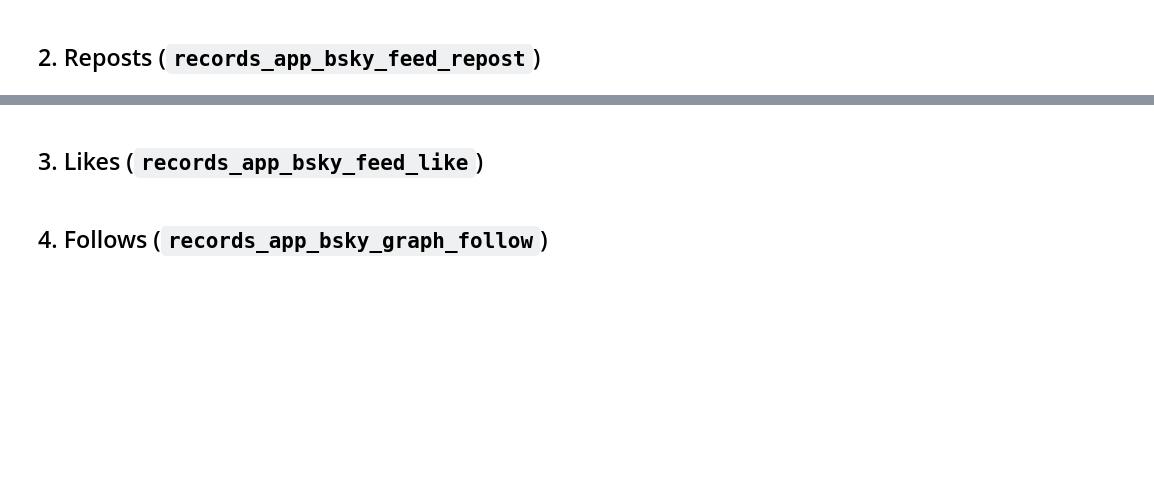
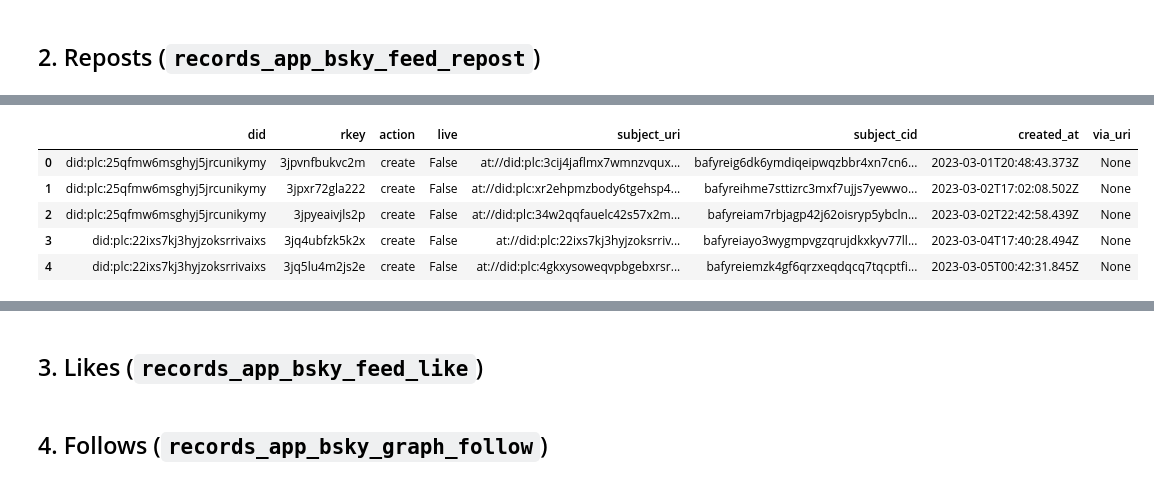
Before and after one commit to ishitajain21/Diderot-clinic, a Jupyter notebook: data_exploration/clickhouse_bluesky_tutorial.ipynb, the cells around one changed output, grey strips where cells are left out. Cells and saved outputs as stored; diff of their text form; code cells hidden in the pictures; blank space fills up the shorter version.

Commit message:
added api tutorial section on reposts

```diff
--- a/data_exploration/clickhouse_bluesky_tutorial.ipynb
+++ b/data_exploration/clickhouse_bluesky_tutorial.ipynb
@@ -259,0 +303,15 @@ show(
+# %%
+show(
+    """
+    SELECT did, rkey, action, live, subject_uri, subject_cid, created_at, via_uri
+    FROM bluesky_ingest.records_app_bsky_feed_repost
+    LIMIT 5
+    """
+)
+# %% [output]
+|  | did | rkey | action | live | subject_uri | subject_cid | created_at | via_uri |
+| 0 | did:plc:25qfmw6msghyj5jrcunikymy | 3jpvnfbukvc2m | create | False | at://did:plc:3cij4jaflmx7wmnzvqux... | bafyreig6dk6ymdiqeipwqzbbr4xn7cn6... | 2023-03-01T20:48:43.373Z | None |
+| 1 | did:plc:25qfmw6msghyj5jrcunikymy | 3jpxr72gla222 | create | False | at://did:plc:xr2ehpmzbody6tgehsp4... | bafyreihme7sttizrc3mxf7ujjs7yewwo... | 2023-03-02T17:02:08.502Z | None |
+| 2 | did:plc:25qfmw6msghyj5jrcunikymy | 3jpyeaivjls2p | create | False | at://did:plc:34w2qqfauelc42s57x2m... | bafyreiam7rbjagp42j62oisryp5ybcln... | 2023-03-02T22:42:58.439Z | None |
+| 3 | did:plc:22ixs7kj3hyjzoksrrivaixs | 3jq4ubfzk5k2x | create | False | at://did:plc:22ixs7kj3hyjzoksrriv... | bafyreiayo3wygmpvgzqrujdkxkyv77ll... | 2023-03-04T17:40:28.494Z | None |
+| 4 | did:plc:22ixs7kj3hyjzoksrrivaixs | 3jq5lu4m2js2e | create | False | at://did:plc:4gkxysoweqvpbgebxrsr... | bafyreiemzk4gf6qrzxeqdqcq7tqcptfi... | 2023-03-05T00:42:31.845Z | None |
```
Also changed, not shown: parts of 27 cells of this notebook.
